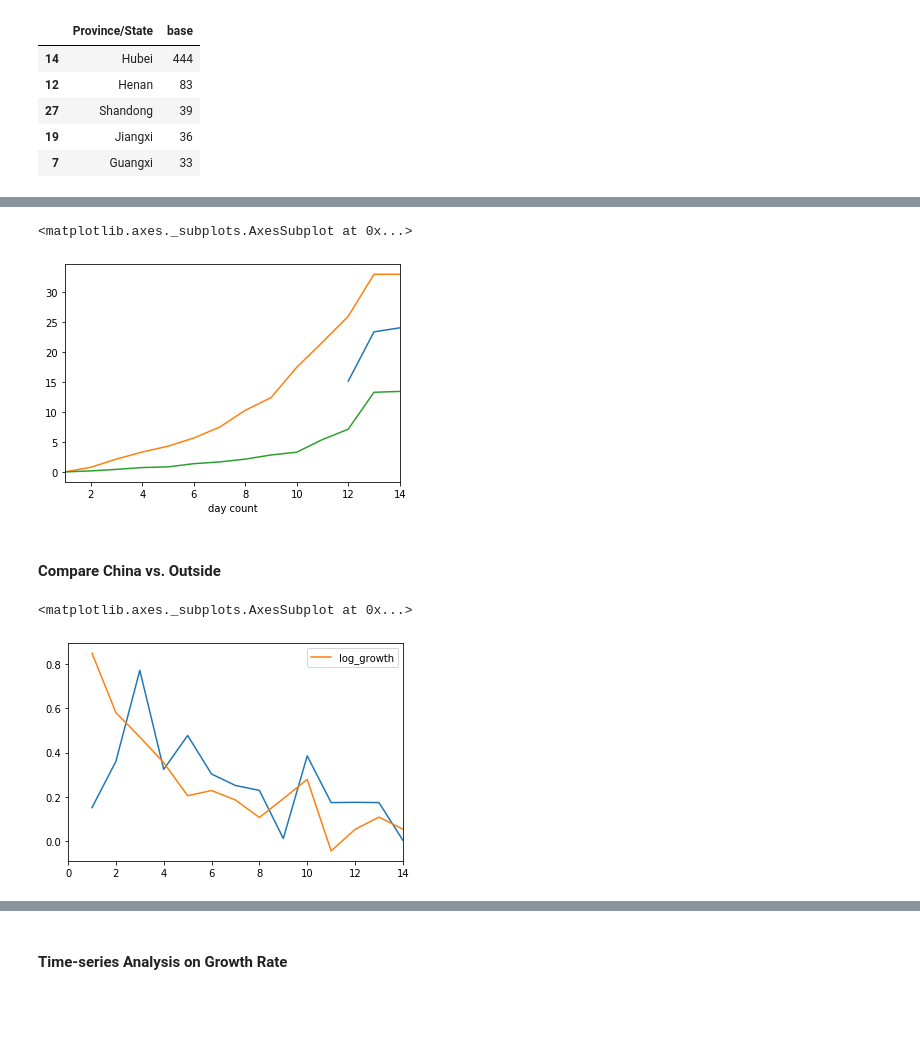
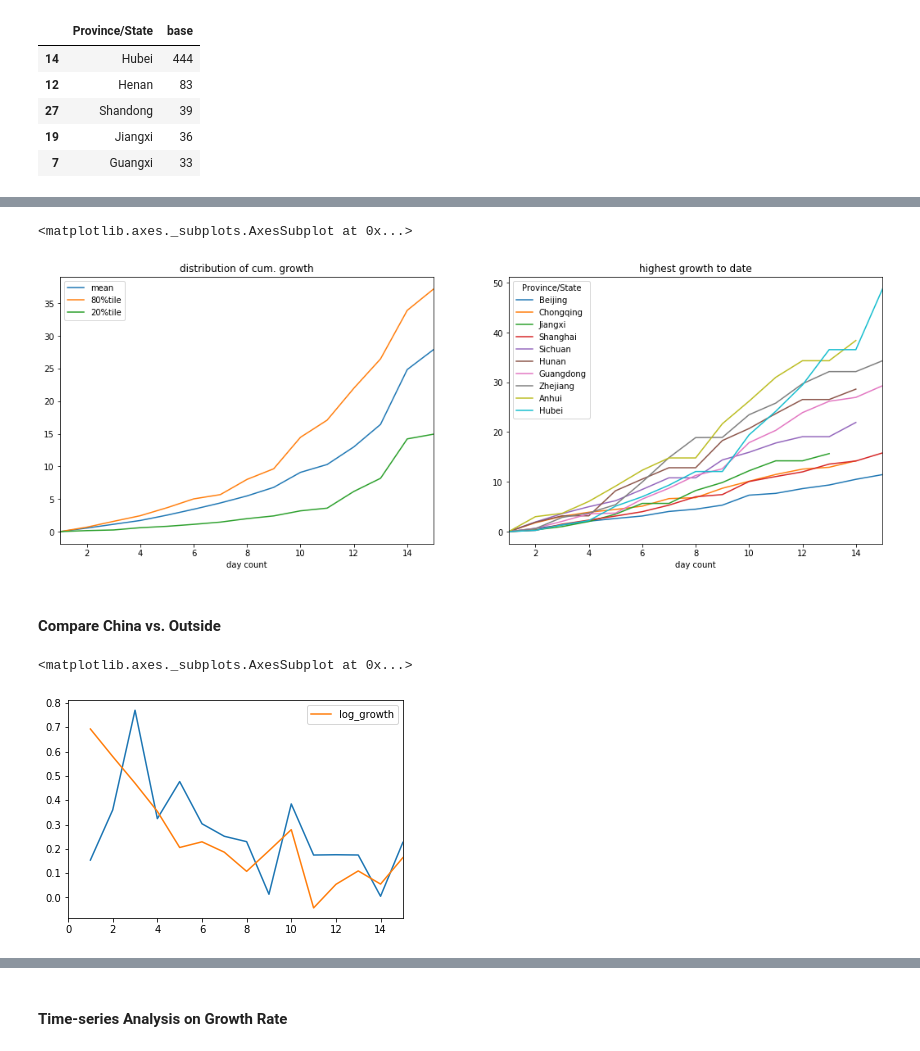
Before and after one commit to deeplaunch/Experiments, a Jupyter notebook: nCoV/Novel Coronavirus Spread.ipynb, the cells around one changed output, grey strips where cells are left out. Cells and saved outputs as stored; diff of their text form; code cells hidden in the pictures; blank space fills up the shorter version.

```diff
--- a/nCoV/Novel Coronavirus Spread.ipynb
+++ b/nCoV/Novel Coronavirus Spread.ipynb
@@ -98,6 +98,9 @@ main_df.Deaths.replace('',0, inplace=True)
 main_df.Confirmed.replace('',0, inplace=True)
 main_df.Suspected.replace('',0, inplace=True)
 main_df.Recovered.replace('',0, inplace=True)
+
+main_df.loc[main_df['Province/State'] == 'Macau','Country/Region'] = 'Macau'
+main_df.loc[main_df['Province/State'] == 'Hong Kong','Country/Region'] = 'Hong Kong'
 # %% [output]
 A value is trying to be set on a copy of a slice from a DataFrame.
 Try using .loc[row_indexer,col_indexer] = value instead
@@ -329,11 +325,19 @@ cmlt_growth_df[['Chongqing', 'Shanghai', 'Jiangxi', 'Sichuan', 'Guangdong', 'Hun
 # %%
+fig, axes = plt.subplots(nrows=1,ncols=2, figsize=(18,6))
+
 # deceleration? (caveat: ommited variable)
-cmlt_growth_df.mean(axis=1).plot()
-cmlt_growth_df.quantile(q=0.8,axis=1).plot()
-cmlt_growth_df.quantile(q=0.2,axis=1).plot()
+cmlt_growth_df.mean(axis=1).plot(ax = axes[0])
+cmlt_growth_df.quantile(q=0.8,axis=1).plot(ax = axes[0])
+cmlt_growth_df.quantile(q=0.2,axis=1).plot(ax = axes[0], title ='distribution of cum. growth')
+
+axes[0].legend(['mean','80%tile', '20%tile'])
+
+# the following provinces/states have the highest cumulative growth
+cmlt_growth_df[cmlt_growth_df.max().sort_values().index.tolist()[-10:]].plot.line(ax =axes[1],
+                                                                                  title = 'highest growth to date')
 # %% [output]
 <matplotlib.axes._subplots.AxesSubplot at 0x...>
-[figure, old version]
+[figure, new version]
 # %% [markdown]
 #### Compare China vs. Outside
 # %%
@@ -362,7 +366,7 @@ china_agg_df.log_growth.plot()
 outside_agg_df.log_growth.plot(legend = True)
 # %% [output]
 <matplotlib.axes._subplots.AxesSubplot at 0x...>
-[figure, old version]
+[figure, new version]
 # %%
 # cumulative growth
 china_agg_df.log_growth.cumsum().plot()
```
Also changed, not shown: parts of 26 cells of this notebook.
